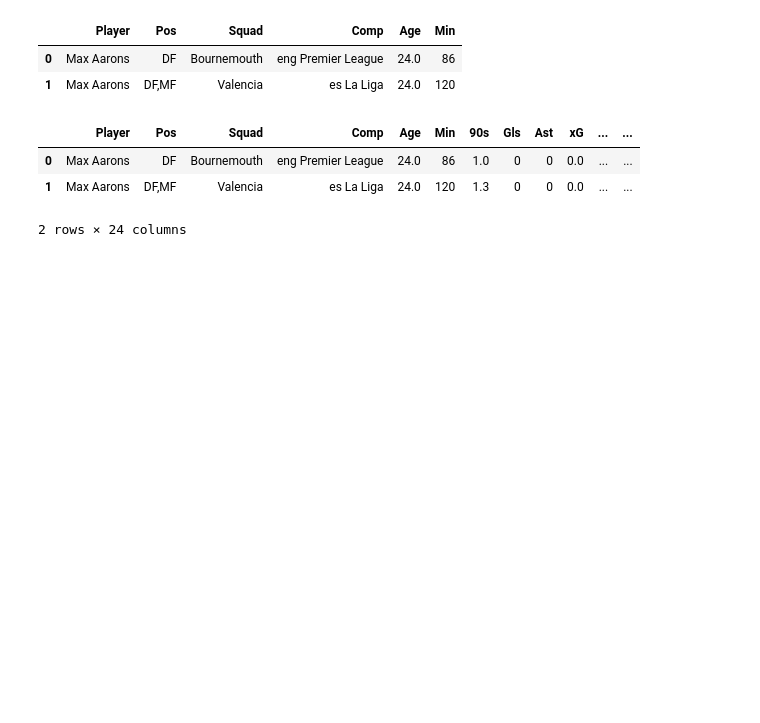
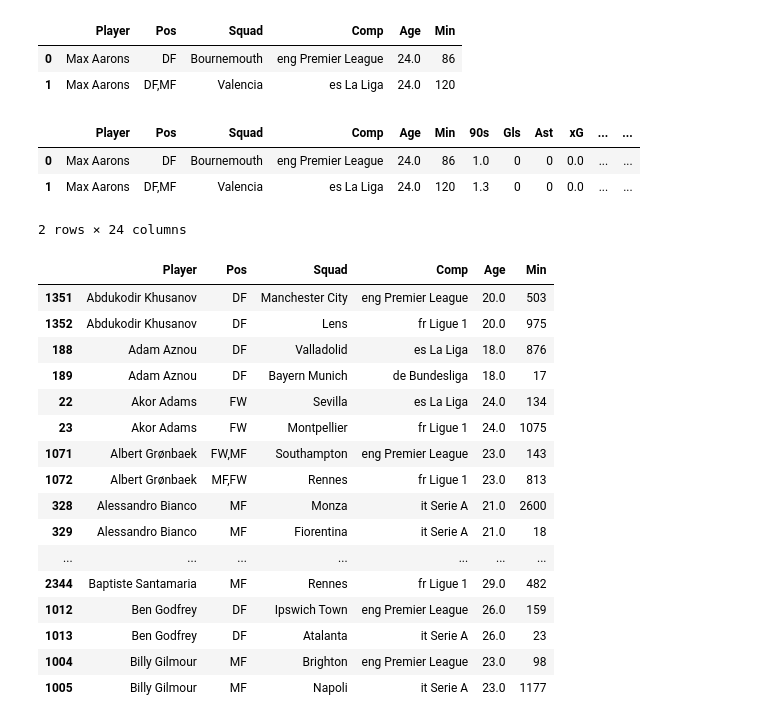
Before and after one commit to ApoorvaKharga/football-player-recommender, a Jupyter notebook: notebooks/01_dataset_audit.ipynb, the cells around one changed output. Drawn from its saved outputs; the diff is of its cells as text; code cells hidden in the pictures; blank space fills up the shorter version.

```diff
--- a/notebooks/01_dataset_audit.ipynb
+++ b/notebooks/01_dataset_audit.ipynb
@@ -450,3 +450,36 @@ df_2024[df_2024["Player"] == player][columns_to_check]
 | 0 | Max Aarons | DF | Bournemouth | eng Premier League | 24.0 | 86 | 1.0 | 0 | 0 | 0.0 | ... | ... |
 | 1 | Max Aarons | DF,MF | Valencia | es La Liga | 24.0 | 120 | 1.3 | 0 | 0 | 0.0 | ... | ... |
 2 rows × 24 columns
+# %%
+# Inspect all players who appear more than once
+
+player_counts = df_2024["Player"].value_counts()
+
+repeated_players = player_counts[player_counts > 1].index
+
+duplicate_rows = (
+    df_2024[df_2024["Player"].isin(repeated_players)]
+    .sort_values("Player")
+)
+
+duplicate_rows[
+    ["Player", "Pos", "Squad", "Comp", "Age", "Min"]
+].head(50)
+# %% [output]
+|  | Player | Pos | Squad | Comp | Age | Min |
+| 1351 | Abdukodir Khusanov | DF | Manchester City | eng Premier League | 20.0 | 503 |
+| 1352 | Abdukodir Khusanov | DF | Lens | fr Ligue 1 | 20.0 | 975 |
+| 188 | Adam Aznou | DF | Valladolid | es La Liga | 18.0 | 876 |
+| 189 | Adam Aznou | DF | Bayern Munich | de Bundesliga | 18.0 | 17 |
+| 22 | Akor Adams | FW | Sevilla | es La Liga | 24.0 | 134 |
+| 23 | Akor Adams | FW | Montpellier | fr Ligue 1 | 24.0 | 1075 |
+| 1071 | Albert Grønbaek | FW,MF | Southampton | eng Premier League | 23.0 | 143 |
+| 1072 | Albert Grønbaek | MF,FW | Rennes | fr Ligue 1 | 23.0 | 813 |
+| 328 | Alessandro Bianco | MF | Monza | it Serie A | 21.0 | 2600 |
+| 329 | Alessandro Bianco | MF | Fiorentina | it Serie A | 21.0 | 18 |
+| ... | ... | ... | ... | ... | ... | ... |
+| 2344 | Baptiste Santamaria | MF | Rennes | fr Ligue 1 | 29.0 | 482 |
+| 1012 | Ben Godfrey | DF | Ipswich Town | eng Premier League | 26.0 | 159 |
+| 1013 | Ben Godfrey | DF | Atalanta | it Serie A | 26.0 | 23 |
+| 1004 | Billy Gilmour | MF | Brighton | eng Premier League | 23.0 | 98 |
+| 1005 | Billy Gilmour | MF | Napoli | it Serie A | 23.0 | 1177 |
```
Also changed, not shown: parts of 17 cells of this notebook.
